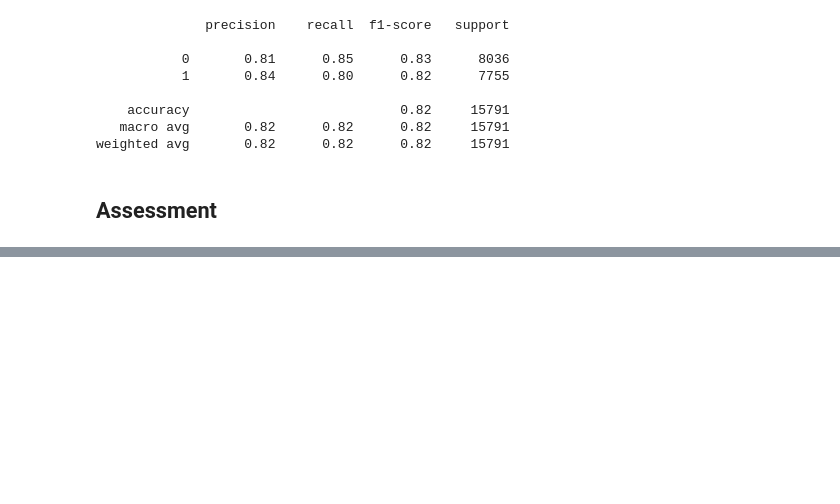
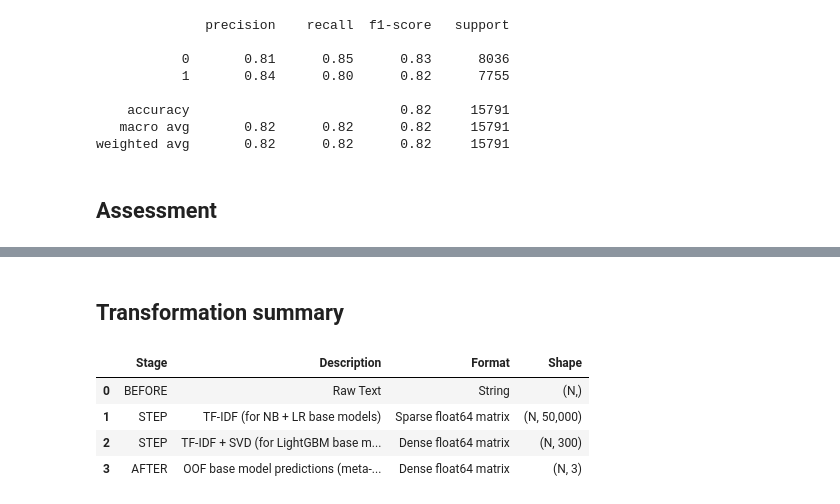
Before and after one commit to glenpaulson/toxicity-mining-nlp, a Jupyter notebook: Notebooks/Milestone_3/ToxicityMining_Stacking_Classifier.ipynb, the cells around one changed output, grey strips where cells are left out. Saved outputs shown, nothing was run; the diff lists cells and outputs as text; code cells hidden in the pictures; blank space fills up the shorter version.

```diff
--- a/Notebooks/Milestone_3/ToxicityMining_Stacking_Classifier.ipynb
+++ b/Notebooks/Milestone_3/ToxicityMining_Stacking_Classifier.ipynb
@@ -556,0 +670,36 @@ $$
+# %% [markdown]
+## Transformation summary
+# %%
+import pandas as pd
+
+data = {
+    "Stage": ["BEFORE", "STEP", "STEP", "AFTER"],
+    "Description": [
+        "Raw Text",
+        "TF-IDF (for NB + LR base models)",
+        "TF-IDF + SVD (for LightGBM base model)",
+        "OOF base model predictions (meta-model input)"
+    ],
+    "Format": [
+        "String",
+        "Sparse float64 matrix",
+        "Dense float64 matrix",
+        "Dense float64 matrix"
+    ],
+    "Shape": [
+        "(N,)",
+        "(N, 50,000)",
+        "(N, 300)",
+        "(N, 3)"
+    ]
+}
+
+summary = pd.DataFrame(data)
+
+summary
+# %% [output]
+|  | Stage | Description | Format | Shape |
+| 0 | BEFORE | Raw Text | String | (N,) |
+| 1 | STEP | TF-IDF (for NB + LR base models) | Sparse float64 matrix | (N, 50,000) |
+| 2 | STEP | TF-IDF + SVD (for LightGBM base m... | Dense float64 matrix | (N, 300) |
+| 3 | AFTER | OOF base model predictions (meta-... | Dense float64 matrix | (N, 3) |
```
Also changed, not shown: parts of 18 cells of this notebook.
